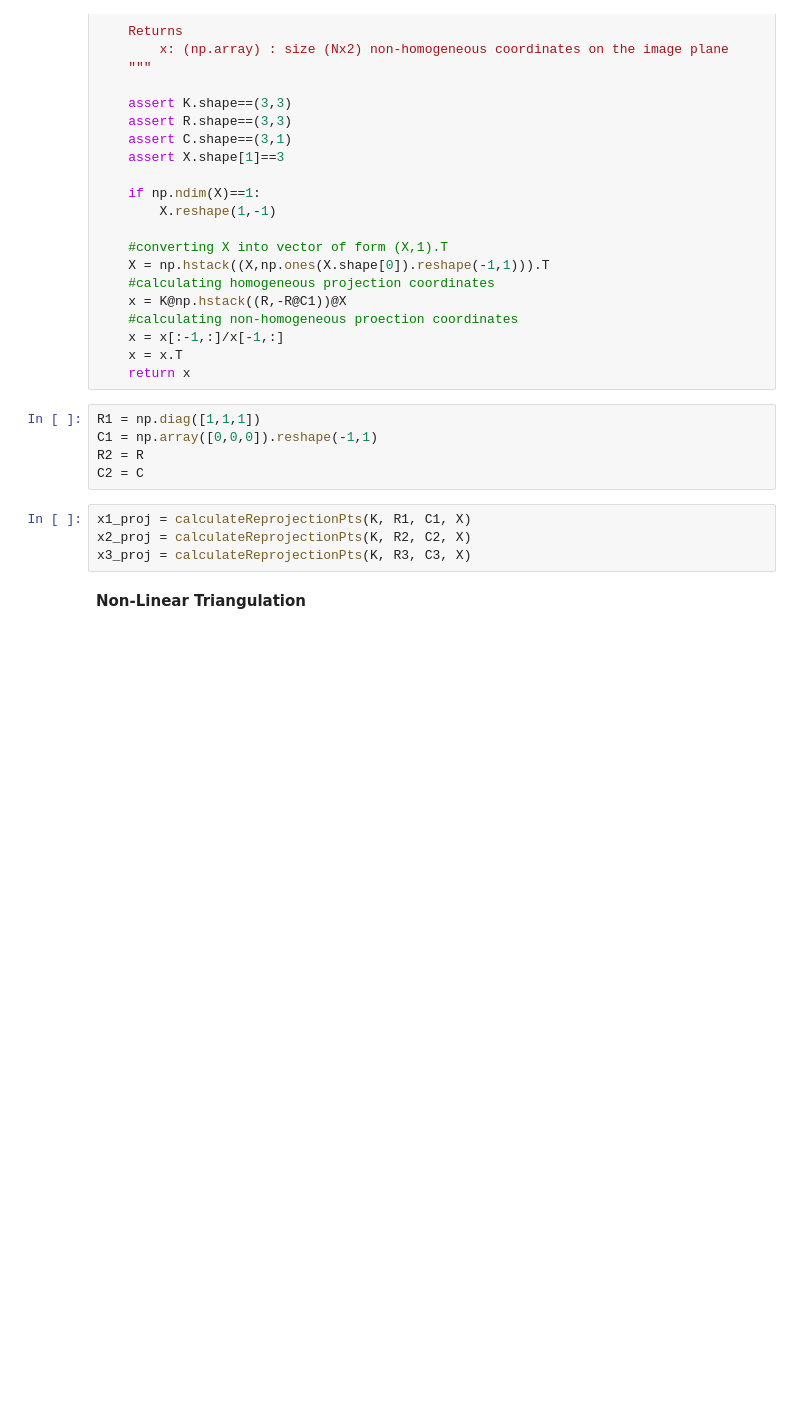
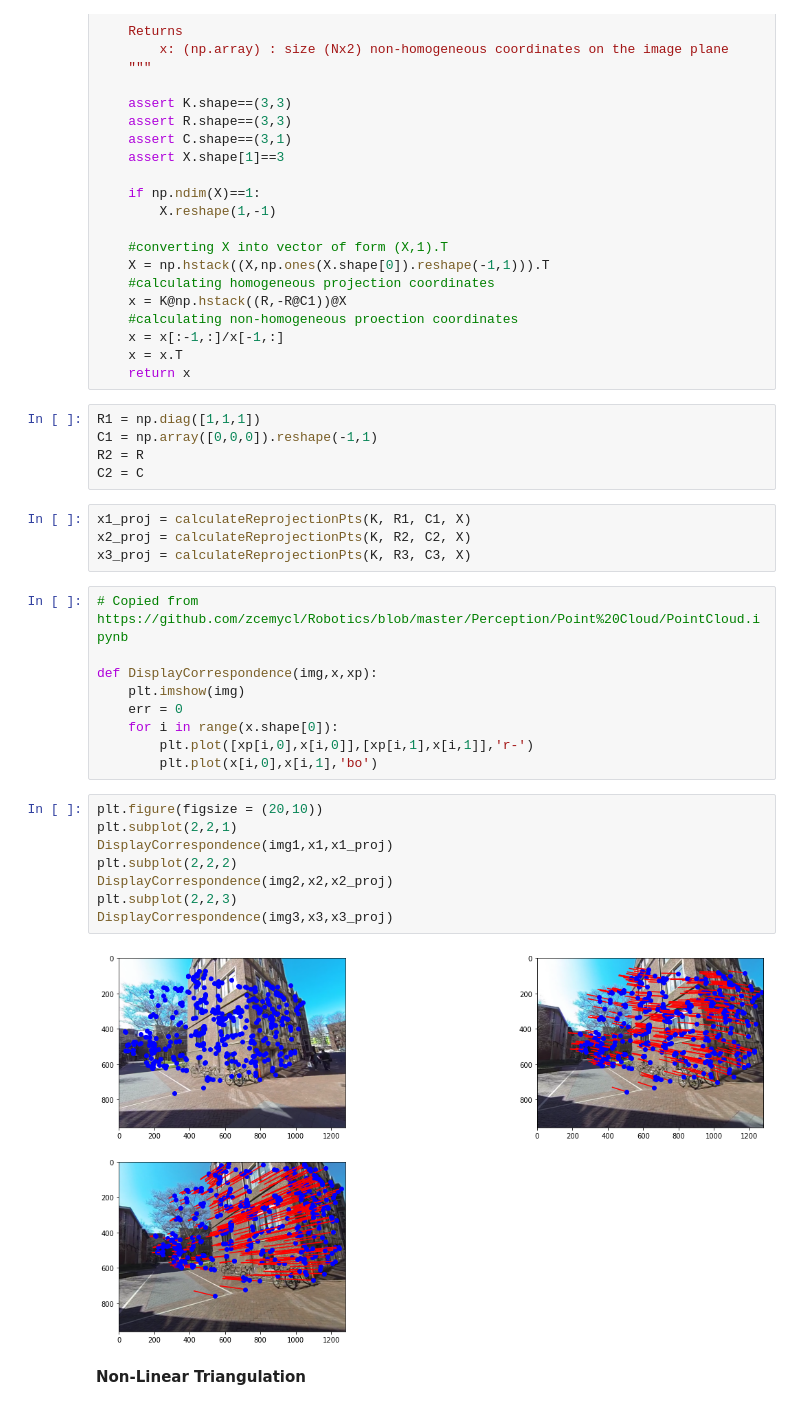
Before and after one commit to sakshamjindal/Robotics-Coursework, a Jupyter notebook: Robotics-Perception/Week4-Structure-from-Motion/Assignment-SFM.ipynb, the cells around one changed output. Saved outputs shown, nothing was run; the diff lists cells and outputs as text; blank space fills up the shorter version.

Commit message:
visualisation of separation of re-proection and actual

```diff
--- a/Robotics-Perception/Week4-Structure-from-Motion/Assignment-SFM.ipynb
+++ b/Robotics-Perception/Week4-Structure-from-Motion/Assignment-SFM.ipynb
@@ -224,5 +224,24 @@ C2 = C
 x1_proj = calculateReprojectionPts(K, R1, C1, X)
 x2_proj = calculateReprojectionPts(K, R2, C2, X)
 x3_proj = calculateReprojectionPts(K, R3, C3, X)
+# %%
+# Copied from https://github.com/zcemycl/Robotics/blob/master/Perception/Point%20Cloud/PointCloud.ipynb
+
+def DisplayCorrespondence(img,x,xp):
+    plt.imshow(img)
+    err = 0
+    for i in range(x.shape[0]):
+        plt.plot([xp[i,0],x[i,0]],[xp[i,1],x[i,1]],'r-')
+        plt.plot(x[i,0],x[i,1],'bo')
+# %%
+plt.figure(figsize = (20,10))
+plt.subplot(2,2,1)
+DisplayCorrespondence(img1,x1,x1_proj)
+plt.subplot(2,2,2)
+DisplayCorrespondence(img2,x2,x2_proj)
+plt.subplot(2,2,3)
+DisplayCorrespondence(img3,x3,x3_proj)
+# %% [output]
+[figure, added]
 # %% [markdown]
 **Non-Linear Triangulation**
```
